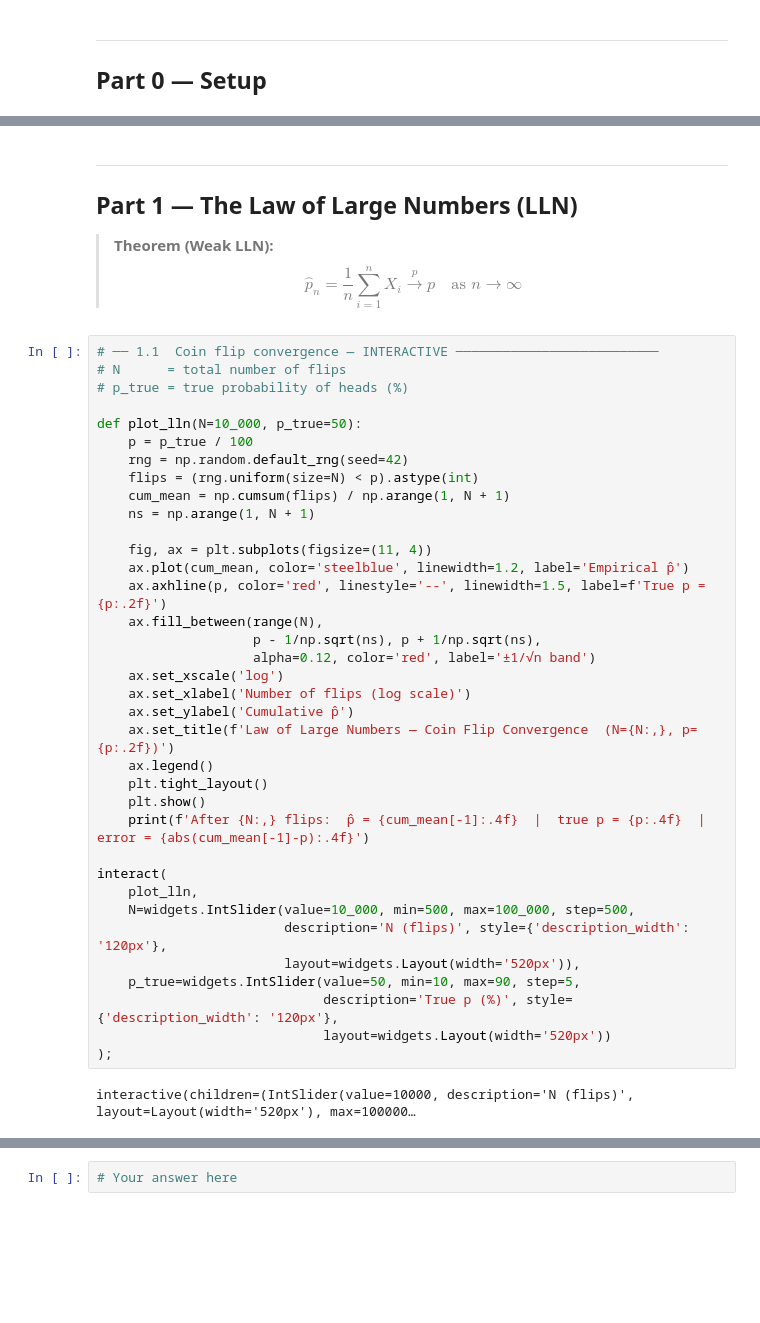
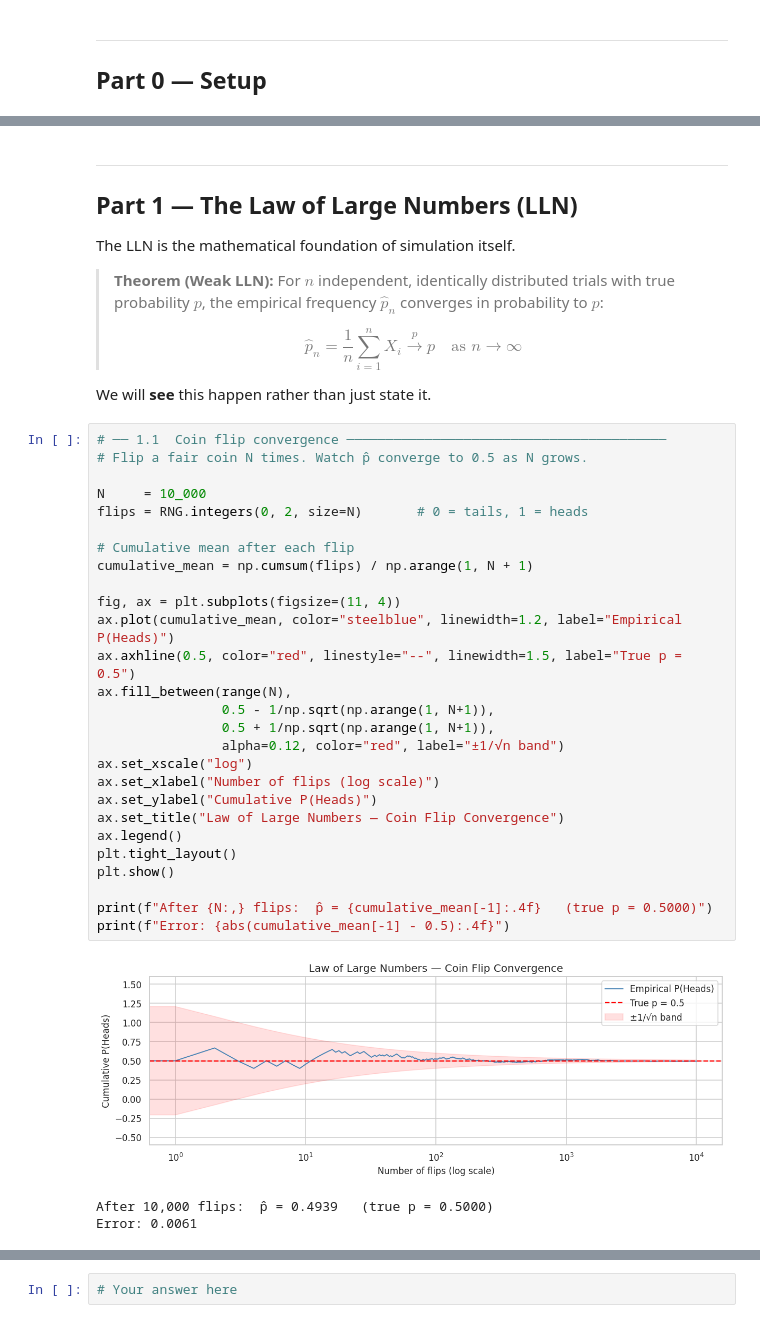
Before and after one commit to arafatro/IntroToDS, a Jupyter notebook: Practice Materials/Week 3/DS_Practice_Probability_Simulation.ipynb, the cells around one changed output, grey strips where cells are left out. Saved outputs shown, nothing was run; the diff lists cells and outputs as text; blank space fills up the shorter version.

```diff
--- a/Practice Materials/Week 3/DS_Practice_Probability_Simulation.ipynb
+++ b/Practice Materials/Week 3/DS_Practice_Probability_Simulation.ipynb
@@ -40,44 +49,42 @@ Setup complete — ipywidgets loaded, interactive sliders ready.
 ---
 ## Part 1 — The Law of Large Numbers (LLN)
 
-> **Theorem (Weak LLN):**
+The LLN is the mathematical foundation of simulation itself.
+
+> **Theorem (Weak LLN):** For $n$ independent, identically distributed trials with true probability $p$, the empirical frequency $\hat{p}_n$ converges in probability to $p$:
+>
 > $$\hat{p}_n = \frac{1}{n}\sum_{i=1}^n X_i \xrightarrow{\;p\;} p \quad \text{as } n \to \infty$$
+
+We will **see** this happen rather than just state it.
 # %%
-# ── 1.1  Coin flip convergence — INTERACTIVE ──────────────────────────
-# N      = total number of flips
-# p_true = true probability of heads (%)
+# ── 1.1  Coin flip convergence ─────────────────────────────────────────
+# Flip a fair coin N times. Watch p̂ converge to 0.5 as N grows.
 
-def plot_lln(N=10_000, p_true=50):
-    p = p_true / 100
-    rng = np.random.default_rng(seed=42)
-    flips = (rng.uniform(size=N) < p).astype(int)
-    cum_mean = np.cumsum(flips) / np.arange(1, N + 1)
-    ns = np.arange(1, N + 1)
+N     = 10_000
+flips = RNG.integers(0, 2, size=N)       # 0 = tails, 1 = heads
 
-    fig, ax = plt.subplots(figsize=(11, 4))
-    ax.plot(cum_mean, color='steelblue', linewidth=1.2, label='Empirical p̂')
-    ax.axhline(p, color='red', linestyle='--', linewidth=1.5, label=f'True p = {p:.2f}')
-    ax.fill_between(range(N),
-                    p - 1/np.sqrt(ns), p + 1/np.sqrt(ns),
-                    alpha=0.12, color='red', label='±1/√n band')
-    ax.set_xscale('log')
-    ax.set_xlabel('Number of flips (log scale)')
-    ax.set_ylabel('Cumulative p̂')
-    ax.set_title(f'Law of Large Numbers — Coin Flip Convergence  (N={N:,}, p={p:.2f})')
-    ax.legend()
-    plt.tight_layout()
-    plt.show()
-    print(f'After {N:,} flips:  p̂ = {cum_mean[-1]:.4f}  |  true p = {p:.4f}  |  error = {abs(cum_mean[-1]-p):.4f}')
+# Cumulative mean after each flip
+cumulative_mean = np.cumsum(flips) / np.arange(1, N + 1)
 
-interact(
-    plot_lln,
-    N=widgets.IntSlider(value=10_000, min=500, max=100_000, step=500,
-                        description='N (flips)', style={'description_width': '120px'},
-                        layout=widgets.Layout(width='520px')),
-    p_true=widgets.IntSlider(value=50, min=10, max=90, step=5,
-                             description='True p (%)', style={'description_width': '120px'},
-                             layout=widgets.Layout(width='520px'))
-);
+fig, ax = plt.subplots(figsize=(11, 4))
+ax.plot(cumulative_mean, color="steelblue", linewidth=1.2, label="Empirical P(Heads)")
+ax.axhline(0.5, color="red", linestyle="--", linewidth=1.5, label="True p = 0.5")
+ax.fill_between(range(N),
+                0.5 - 1/np.sqrt(np.arange(1, N+1)),
+                0.5 + 1/np.sqrt(np.arange(1, N+1)),
+                alpha=0.12, color="red", label="±1/√n band")
+ax.set_xscale("log")
+ax.set_xlabel("Number of flips (log scale)")
+ax.set_ylabel("Cumulative P(Heads)")
+ax.set_title("Law of Large Numbers — Coin Flip Convergence")
+ax.legend()
+plt.tight_layout()
+plt.show()
+
+print(f"After {N:,} flips:  p̂ = {cumulative_mean[-1]:.4f}   (true p = 0.5000)")
+print(f"Error: {abs(cumulative_mean[-1] - 0.5):.4f}")
 # %% [output]
+[figure, added]
-interactive(children=(IntSlider(value=10000, description='N (flips)', layout=Layout(width='520px'), max=100000…
+After 10,000 flips:  p̂ = 0.4939   (true p = 0.5000)
+Error: 0.0061
 # %%
```
Also changed, not shown: parts of 43 cells of this notebook.
